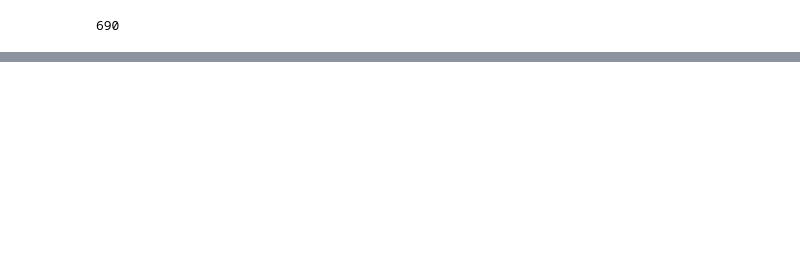
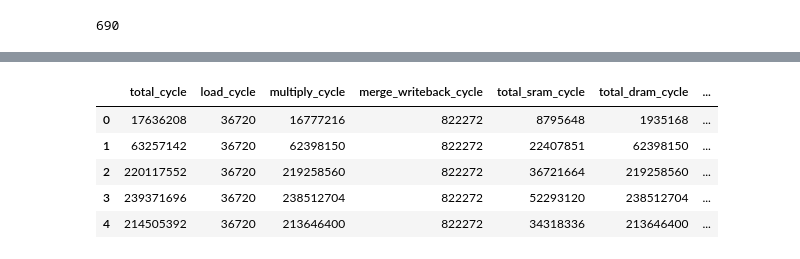
Before and after one commit to Eric-w-H/SeaCache-sim, a Jupyter notebook: scripts/Plotting.ipynb, the cells around one changed output, grey strips where cells are left out. Drawn from its saved outputs; the diff is of its cells as text; code cells hidden in the pictures; blank space fills up the shorter version.

Commit message:
sweep script, renderings

```diff
--- a/scripts/Plotting.ipynb
+++ b/scripts/Plotting.ipynb
@@ -182,0 +183,13 @@ plt.savefig('../renderings/llm_sweep.png')
+# %%
+data_dir = "../output_sweep/"
+sweep_files = os.listdir(data_dir)
+sweep_data, _ = parse_runs(sweep_files)
+sweep_data['tile'] = sweep_data.file.str.split('_').str[0].str.split('.').str[0]
+sweep_data.head()
+# %% [output]
+|  | total_cycle | load_cycle | multiply_cycle | merge_writeback_cycle | total_sram_cycle | total_dram_cycle | ... |
+| 0 | 17636208 | 36720 | 16777216 | 822272 | 8795648 | 1935168 | ... |
+| 1 | 63257142 | 36720 | 62398150 | 822272 | 22407851 | 62398150 | ... |
+| 2 | 220117552 | 36720 | 219258560 | 822272 | 36721664 | 219258560 | ... |
+| 3 | 239371696 | 36720 | 238512704 | 822272 | 52293120 | 238512704 | ... |
+| 4 | 214505392 | 36720 | 213646400 | 822272 | 34318336 | 213646400 | ... |
```
Also changed, not shown: parts of 11 cells of this notebook, 12 other files.
